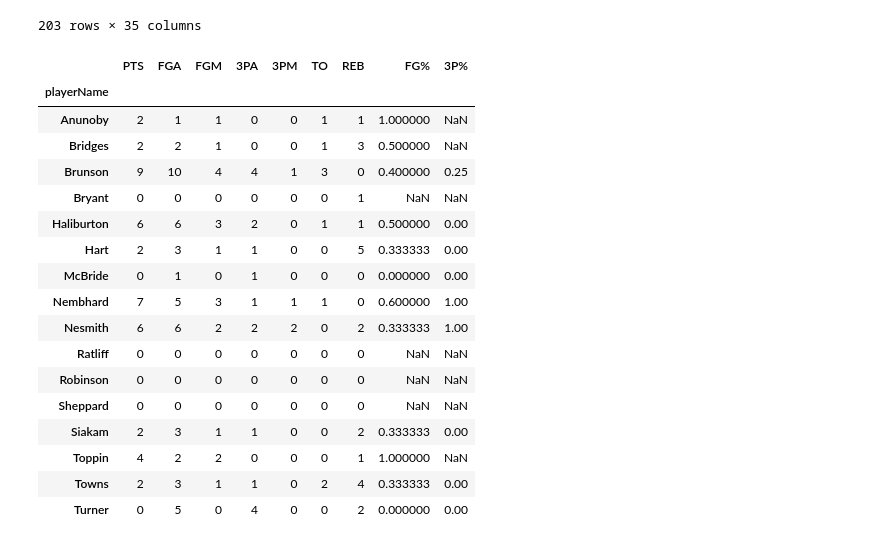
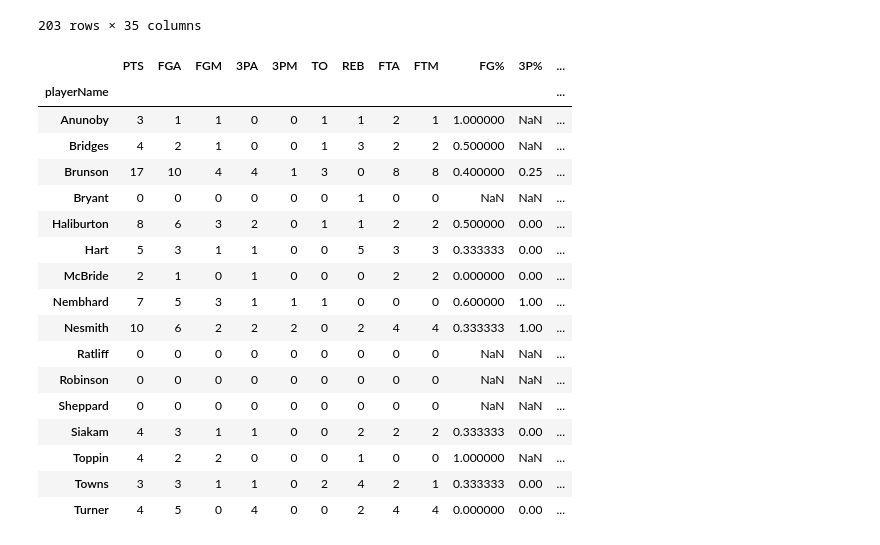
Before and after one commit to rickpatking/2025-Knicks-Clutch, a Jupyter notebook: nba_stats.ipynb, the cells around one changed output. Drawn from its saved outputs; the diff is of its cells as text; code cells hidden in the pictures.

```diff
--- a/nba_stats.ipynb
+++ b/nba_stats.ipynb
@@ -80,6 +67,22 @@ def parse_iso_time(duration_str):
     if match:
         minutes = int(match.group(1))
         seconds = float(match.group(2))
-        return minutes * 60 + seconds
+        return abs((minutes * 60 + seconds))
     else:
         return None
+# %%
+pbp['clock_secs'] = (pbp['clock'].apply(parse_iso_time))
+pbp['real_time'] = None
+pbp.loc[pbp['period'] <= 4, 'real_time'] = ((pbp['period'] - 1) * 720 + (720 - pbp['clock_secs']))
+pbp.loc[pbp['period'] > 4, 'real_time'] = (2880 + 300 - pbp['clock_secs'])
+pbp['scoreHome'] = pd.to_numeric(pbp['scoreHome'], errors='coerce')
+pbp['scoreAway'] = pd.to_numeric(pbp['scoreAway'], errors='coerce')
+pbp['point_dif'] = pbp.scoreHome - pbp.scoreAway
+pbp['point_dif'] = pbp['point_dif'].ffill()
+# print(pbp['real_time'] >= 0)
+# (pbp['real_time'] <= 720)
+pbp = pbp[(pbp['real_time'] >= 0) & (pbp['real_time'] <= 720)].copy()
+# pbp = (pbp[(pbp['real_time'] >= 0)].iloc[:,:])
+# pbp = (pbp[(pbp['real_time'] <= 720)].iloc[:,:])
+# pbp = pbp.copy()
+pbp
@@ -108,7 +125,6 @@ clutch
 | 2575 | 0042400301 | 844 | PT00M00.00S | 5 | 0 |  | 0 |  |  | ... |
 203 rows × 26 columns
 # %%
-clutch['PTS'] = clutch.apply(lambda row: int(row['shotValue']) if 'Made' in row['shotResult'] else 0, axis=1)
 clutch['FGA'] = clutch['actionType'].str.contains('Shot')
 clutch['FGM'] = clutch['actionType'].str.contains('Made Shot')
 clutch['shotValue'] = clutch['shotValue'].astype(str)
@@ -116,6 +132,9 @@ clutch['3PA'] = clutch['shotValue'].str.contains('3')
 clutch['3PM'] = clutch['shotValue'].str.contains('3') & clutch['actionType'].str.contains('Made Shot')
 clutch['TO'] = clutch['actionType'].str.contains('Turnover')
 clutch['REB'] = clutch['actionType'].str.contains('Rebound')
+clutch['FTA'] = clutch['actionType'].str.contains('Free Throw')
+clutch['FTM'] = clutch.apply(lambda row: False if 'MISS' in row['description'] and row['actionType']=='Free Throw'  else True if 'Free Throw' in row['description'] else False, axis=1)
+clutch['PTS'] = clutch.apply(lambda row: int(row['shotValue']) if 'Made' in row['shotResult'] else 1 if row['FTM'] else 0, axis=1)
 clutch
 # %% [output]
 |  | gameId | actionNumber | clock | period | teamId | teamTricode | personId | playerName | playerNameI | ... |
@@ -134,36 +153,37 @@ clutch
 # %%
 clutch_stats = clutch.groupby(['gameId', 'playerName']).agg({
     'PTS': 'sum',
     'FGA': 'sum',
     'FGM': 'sum',
     '3PA': 'sum',
     '3PM': 'sum',
     'TO': 'sum',
     'REB': 'sum',
-    # 'FG%': 'sum',
-    # '3P%': 'sum'
+    'FTA': 'sum',
+    'FTM': 'sum'
 }).reset_index()
 clutch_stats = clutch_stats.groupby('playerName').sum(numeric_only=True)
 clutch_stats['FG%'] = clutch_stats['FGM'].astype(int)/clutch_stats['FGA'].astype(int)
 clutch_stats['3P%'] = clutch_stats['3PM'].astype(int)/clutch_stats['3PA'].astype(int)
+clutch_stats['USG'] = clutch_stats['FGA'].astype(int) + clutch_stats['TO'].astype(int) + clutch_stats['FTA'].astype(int)
 clutch_stats = clutch_stats.iloc[1:]
 clutch_stats
 # %% [output]
-|  | PTS | FGA | FGM | 3PA | 3PM | TO | REB | FG% | 3P% |
-| playerName |  |  |  |  |  |  |  |  |  |
-| Anunoby | 2 | 1 | 1 | 0 | 0 | 1 | 1 | 1.000000 | NaN |
-| Bridges | 2 | 2 | 1 | 0 | 0 | 1 | 3 | 0.500000 | NaN |
-| Brunson | 9 | 10 | 4 | 4 | 1 | 3 | 0 | 0.400000 | 0.25 |
-| Bryant | 0 | 0 | 0 | 0 | 0 | 0 | 1 | NaN | NaN |
-| Haliburton | 6 | 6 | 3 | 2 | 0 | 1 | 1 | 0.500000 | 0.00 |
-| Hart | 2 | 3 | 1 | 1 | 0 | 0 | 5 | 0.333333 | 0.00 |
-| McBride | 0 | 1 | 0 | 1 | 0 | 0 | 0 | 0.000000 | 0.00 |
-| Nembhard | 7 | 5 | 3 | 1 | 1 | 1 | 0 | 0.600000 | 1.00 |
-| Nesmith | 6 | 6 | 2 | 2 | 2 | 0 | 2 | 0.333333 | 1.00 |
-| Ratliff | 0 | 0 | 0 | 0 | 0 | 0 | 0 | NaN | NaN |
-| Robinson | 0 | 0 | 0 | 0 | 0 | 0 | 0 | NaN | NaN |
-| Sheppard | 0 | 0 | 0 | 0 | 0 | 0 | 0 | NaN | NaN |
-| Siakam | 2 | 3 | 1 | 1 | 0 | 0 | 2 | 0.333333 | 0.00 |
-| Toppin | 4 | 2 | 2 | 0 | 0 | 0 | 1 | 1.000000 | NaN |
-| Towns | 2 | 3 | 1 | 1 | 0 | 2 | 4 | 0.333333 | 0.00 |
-| Turner | 0 | 5 | 0 | 4 | 0 | 0 | 2 | 0.000000 | 0.00 |
+|  | PTS | FGA | FGM | 3PA | 3PM | TO | REB | FTA | FTM | FG% | 3P% | ... |
+| playerName |  |  |  |  |  |  |  |  |  |  |  | ... |
+| Anunoby | 3 | 1 | 1 | 0 | 0 | 1 | 1 | 2 | 1 | 1.000000 | NaN | ... |
+| Bridges | 4 | 2 | 1 | 0 | 0 | 1 | 3 | 2 | 2 | 0.500000 | NaN | ... |
+| Brunson | 17 | 10 | 4 | 4 | 1 | 3 | 0 | 8 | 8 | 0.400000 | 0.25 | ... |
+| Bryant | 0 | 0 | 0 | 0 | 0 | 0 | 1 | 0 | 0 | NaN | NaN | ... |
+| Haliburton | 8 | 6 | 3 | 2 | 0 | 1 | 1 | 2 | 2 | 0.500000 | 0.00 | ... |
+| Hart | 5 | 3 | 1 | 1 | 0 | 0 | 5 | 3 | 3 | 0.333333 | 0.00 | ... |
+| McBride | 2 | 1 | 0 | 1 | 0 | 0 | 0 | 2 | 2 | 0.000000 | 0.00 | ... |
+| Nembhard | 7 | 5 | 3 | 1 | 1 | 1 | 0 | 0 | 0 | 0.600000 | 1.00 | ... |
+| Nesmith | 10 | 6 | 2 | 2 | 2 | 0 | 2 | 4 | 4 | 0.333333 | 1.00 | ... |
+| Ratliff | 0 | 0 | 0 | 0 | 0 | 0 | 0 | 0 | 0 | NaN | NaN | ... |
+| Robinson | 0 | 0 | 0 | 0 | 0 | 0 | 0 | 0 | 0 | NaN | NaN | ... |
+| Sheppard | 0 | 0 | 0 | 0 | 0 | 0 | 0 | 0 | 0 | NaN | NaN | ... |
+| Siakam | 4 | 3 | 1 | 1 | 0 | 0 | 2 | 2 | 2 | 0.333333 | 0.00 | ... |
+| Toppin | 4 | 2 | 2 | 0 | 0 | 0 | 1 | 0 | 0 | 1.000000 | NaN | ... |
+| Towns | 3 | 3 | 1 | 1 | 0 | 2 | 4 | 2 | 1 | 0.333333 | 0.00 | ... |
+| Turner | 4 | 5 | 0 | 4 | 0 | 0 | 2 | 4 | 4 | 0.000000 | 0.00 | ... |
```
Also changed, not shown: parts of 8 cells of this notebook, 1 other file.
